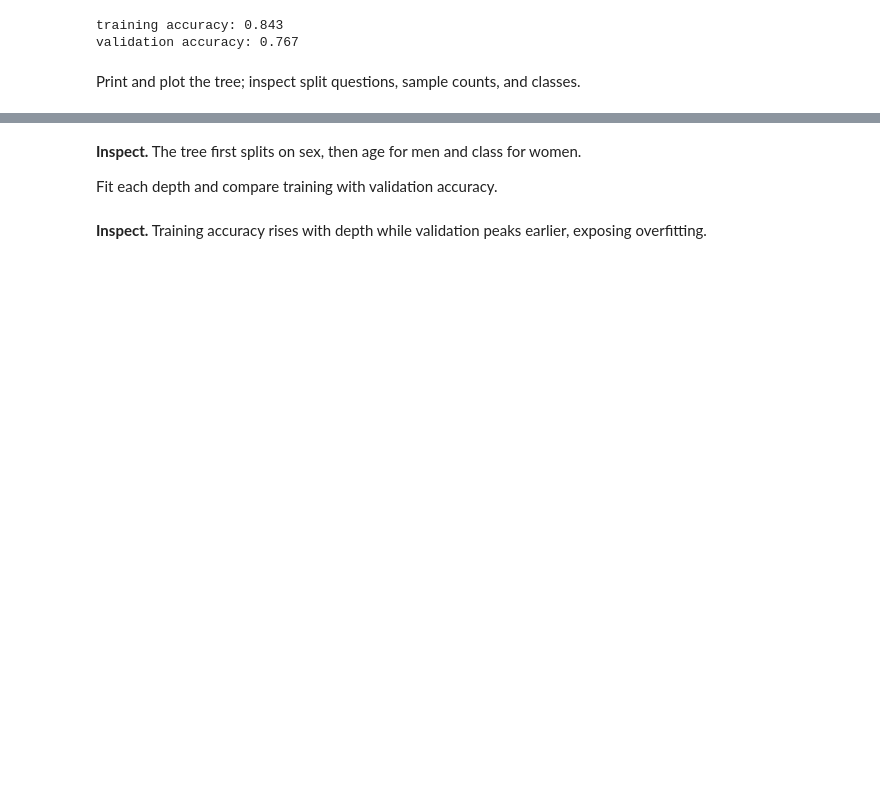
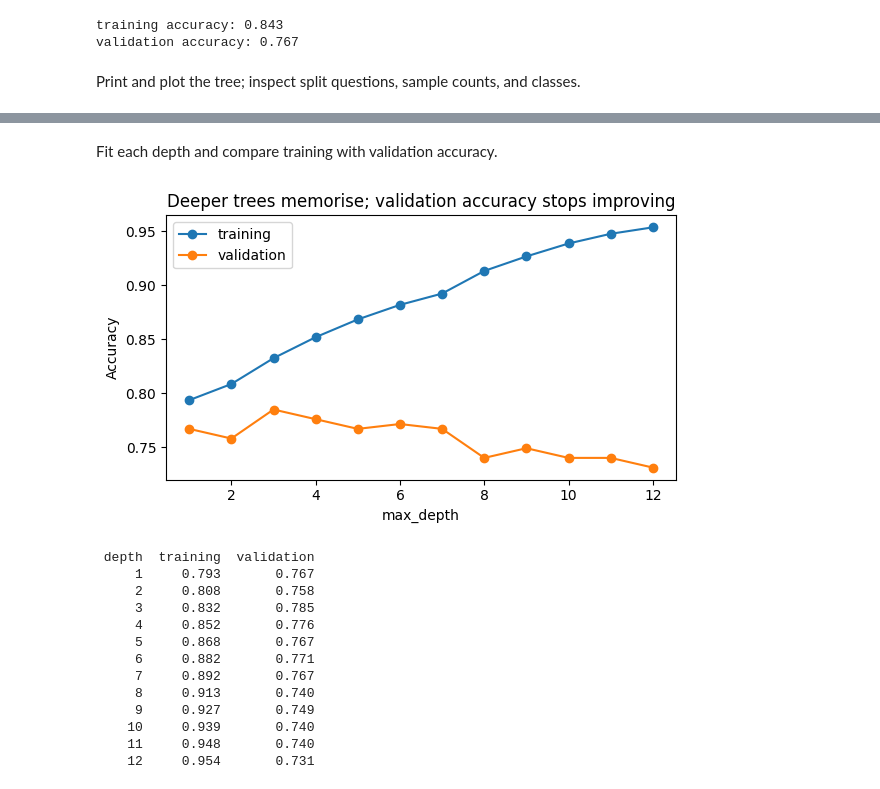
Before and after one commit to azrainnn/Machine-Learning-Labs, a Jupyter notebook: all_experiments/ML Lab 3/ML_Lab3.ipynb, the cells around one changed output, grey strips where cells are left out. Saved outputs shown, nothing was run; the diff lists cells and outputs as text; code cells hidden in the pictures; blank space fills up the shorter version.

```diff
--- a/all_experiments/ML Lab 3/ML_Lab3.ipynb
+++ b/all_experiments/ML Lab 3/ML_Lab3.ipynb
@@ -208,26 +249,40 @@ plt.show()
 # %% [markdown]
-**Inspect.** The tree first splits on sex, then age for men and class for women.
-
 Fit each depth and compare training with validation accuracy.
 # %%
 depths = list(range(1, 13))
 train_acc, valid_acc = [], []
 for depth in depths:
     t = Pipeline([
         ("preprocess", tree_preprocess),
         ("tree", DecisionTreeClassifier(max_depth=depth, random_state=42)),
     ]).fit(Xt_train, yt_train)
     train_acc.append(accuracy_score(yt_train, t.predict(Xt_train)))
     valid_acc.append(accuracy_score(yt_valid, t.predict(Xt_valid)))
 
 plt.figure(figsize=(6, 3.6))
 plt.plot(depths, train_acc, marker="o", label="training")
 plt.plot(depths, valid_acc, marker="o", label="validation")
 plt.xlabel("max_depth")
 plt.ylabel("Accuracy")
 plt.title("Deeper trees memorise; validation accuracy stops improving")
 plt.legend()
 plt.tight_layout()
 plt.show()
+
+print(pd.DataFrame({"depth": depths, "training": train_acc, "validation": valid_acc})
+      .round(3).to_string(index=False))
+# %% [output]
+[figure, added]
+ depth  training  validation
+     1     0.793       0.767
+     2     0.808       0.758
+     3     0.832       0.785
+     4     0.852       0.776
+     5     0.868       0.767
+     6     0.882       0.771
+     7     0.892       0.767
+     8     0.913       0.740
+     9     0.927       0.749
+    10     0.939       0.740
+    11     0.948       0.740
+    12     0.954       0.731
-# %% [markdown]
-**Inspect.** Training accuracy rises with depth while validation peaks earlier, exposing overfitting.
```
Also changed, not shown: parts of 51 cells of this notebook, 4 other files.
